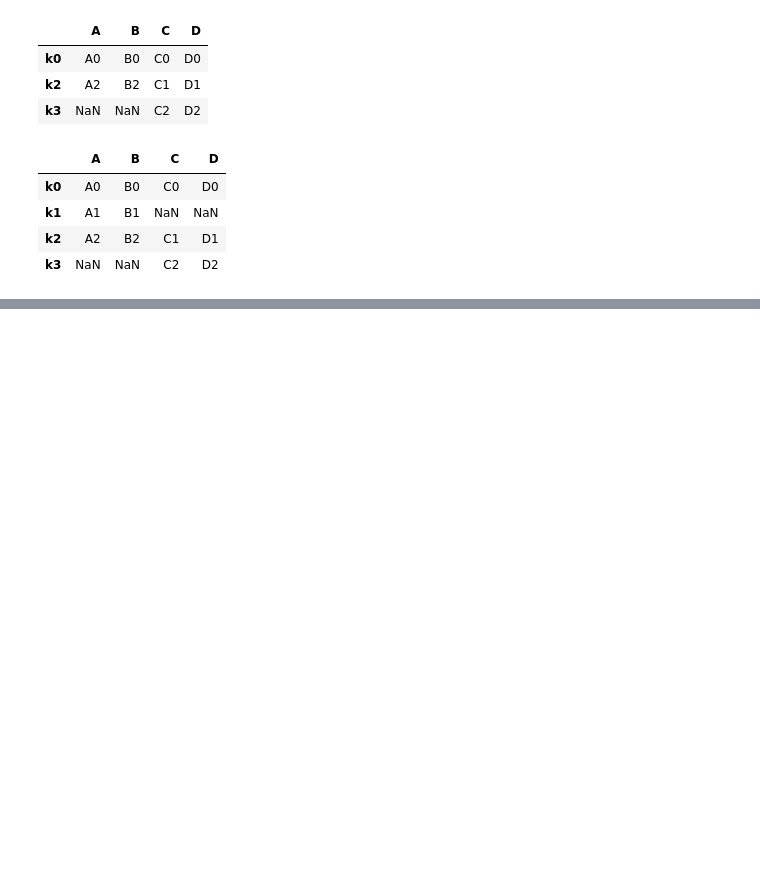
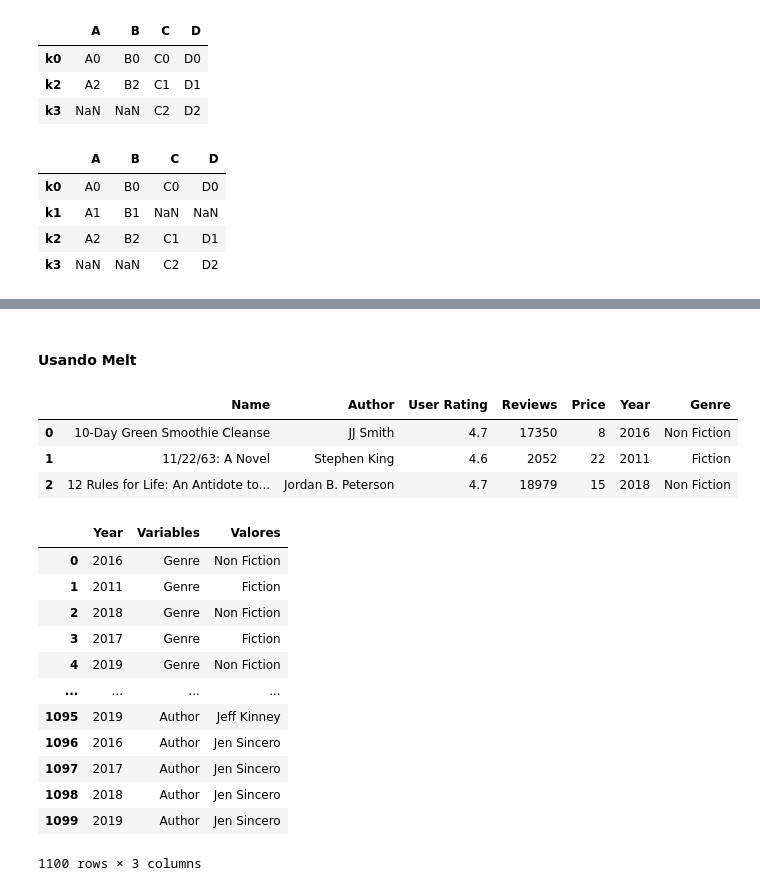
Before and after one commit to M-Alejo/numpy_pandas, a Jupyter notebook: bases_pandas_numpy.ipynb, the cells around one changed output, grey strips where cells are left out. Drawn from its saved outputs; the diff is of its cells as text; code cells hidden in the pictures; blank space fills up the shorter version.

```diff
--- a/bases_pandas_numpy.ipynb
+++ b/bases_pandas_numpy.ipynb
@@ -1530,0 +1589,29 @@ df_izq2.join(df_dere2, how='outer')
+# %% [markdown]
+#### Usando Melt
+# %%
+df_libros.head(3)
+# %% [output]
+|  | Name | Author | User Rating | Reviews | Price | Year | Genre |
+| 0 | 10-Day Green Smoothie Cleanse | JJ Smith | 4.7 | 17350 | 8 | 2016 | Non Fiction |
+| 1 | 11/22/63: A Novel | Stephen King | 4.6 | 2052 | 22 | 2011 | Fiction |
+| 2 | 12 Rules for Life: An Antidote to... | Jordan B. Peterson | 4.7 | 18979 | 15 | 2018 | Non Fiction |
+# %%
+# se puede poner nombre de columnas con var_name y value_name
+df_libros.melt(id_vars='Year',
+               var_name='Variables',
+               value_vars=['Genre', 'Author'],
+               value_name='Valores')
+# %% [output]
+|  | Year | Variables | Valores |
+| 0 | 2016 | Genre | Non Fiction |
+| 1 | 2011 | Genre | Fiction |
+| 2 | 2018 | Genre | Non Fiction |
+| 3 | 2017 | Genre | Fiction |
+| 4 | 2019 | Genre | Non Fiction |
+| ... | ... | ... | ... |
+| 1095 | 2019 | Author | Jeff Kinney |
+| 1096 | 2016 | Author | Jen Sincero |
+| 1097 | 2017 | Author | Jen Sincero |
+| 1098 | 2018 | Author | Jen Sincero |
+| 1099 | 2019 | Author | Jen Sincero |
+1100 rows × 3 columns
```
Also changed, not shown: parts of 4 cells of this notebook.
